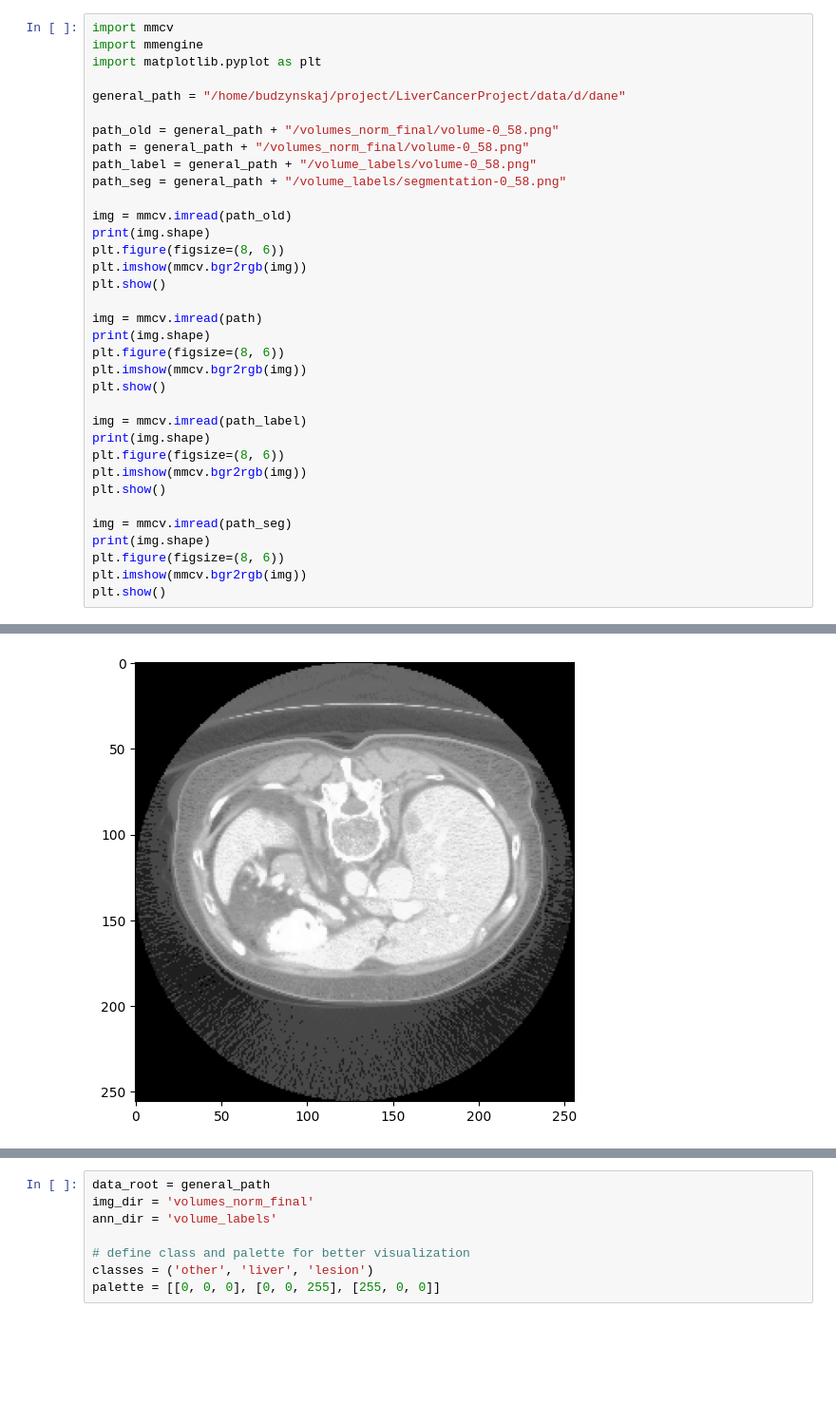
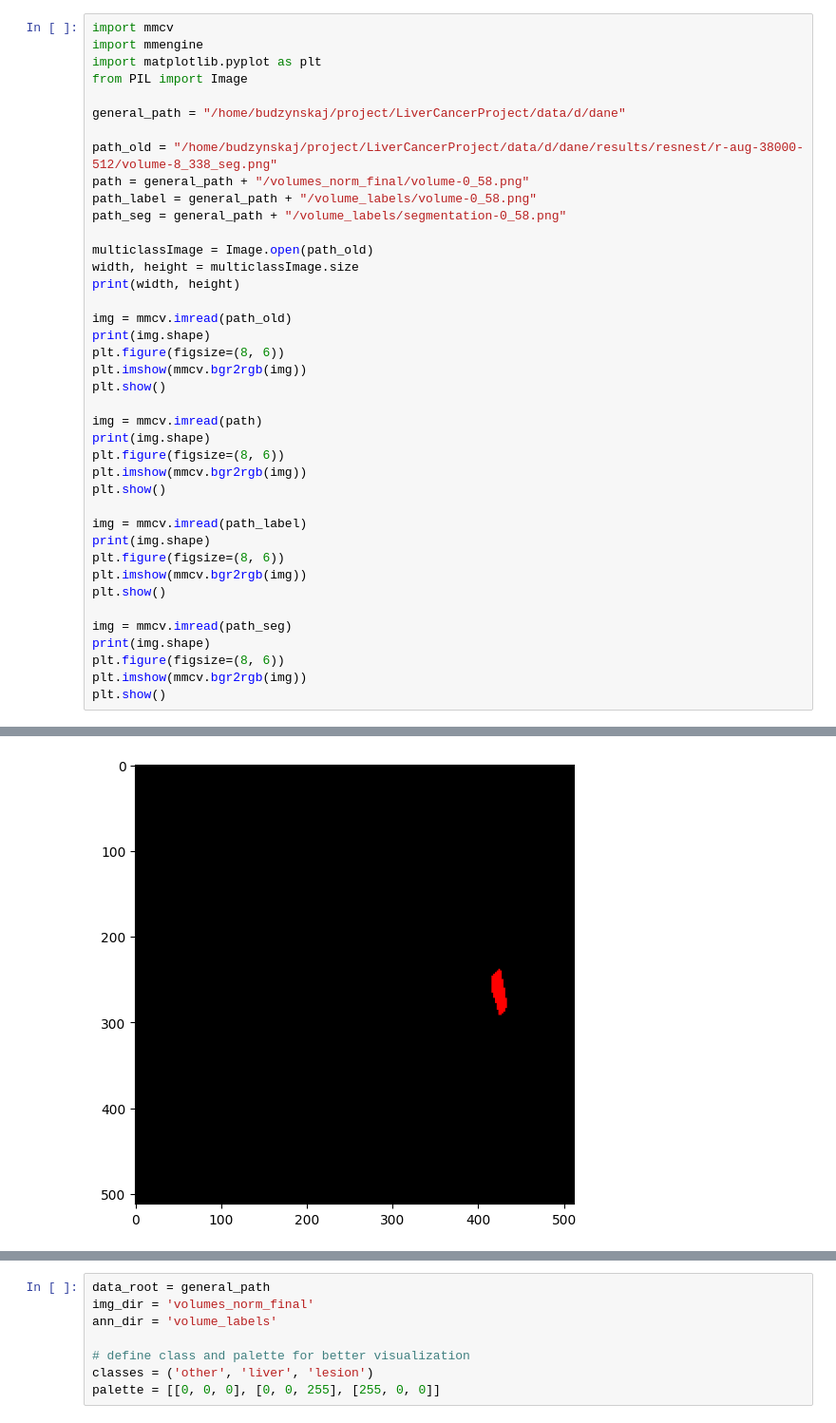
Before and after one commit to budzynskaJ/LiverCancerSeg-Volume, a Jupyter notebook: upernet_segmentation_test.ipynb, the cells around one changed output, grey strips where cells are left out. Shown at 95% size. Saved outputs shown, nothing was run; the diff lists cells and outputs as text; blank space fills up the shorter version.

```diff
--- a/upernet_segmentation_test.ipynb
+++ b/upernet_segmentation_test.ipynb
@@ -2,13 +2,18 @@
 import mmcv
 import mmengine
 import matplotlib.pyplot as plt
+from PIL import Image
 
 general_path = "/home/budzynskaj/project/LiverCancerProject/data/d/dane"
 
-path_old = general_path + "/volumes_norm_final/volume-0_58.png"
+path_old = "/home/budzynskaj/project/LiverCancerProject/data/d/dane/results/resnest/r-aug-38000-512/volume-8_338_seg.png"
 path = general_path + "/volumes_norm_final/volume-0_58.png"
 path_label = general_path + "/volume_labels/volume-0_58.png"
 path_seg = general_path + "/volume_labels/segmentation-0_58.png"
+
+multiclassImage = Image.open(path_old)
+width, height = multiclassImage.size
+print(width, height)
 
 img = mmcv.imread(path_old)
 print(img.shape)
@@ -38,4 +44,4 @@ plt.show()
-[figure, old version]
+[figure, new version]
 (256, 256, 3)
 [figure]
 (256, 256, 3)
```
Also changed, not shown: parts of 6 cells of this notebook, 3 other files.
